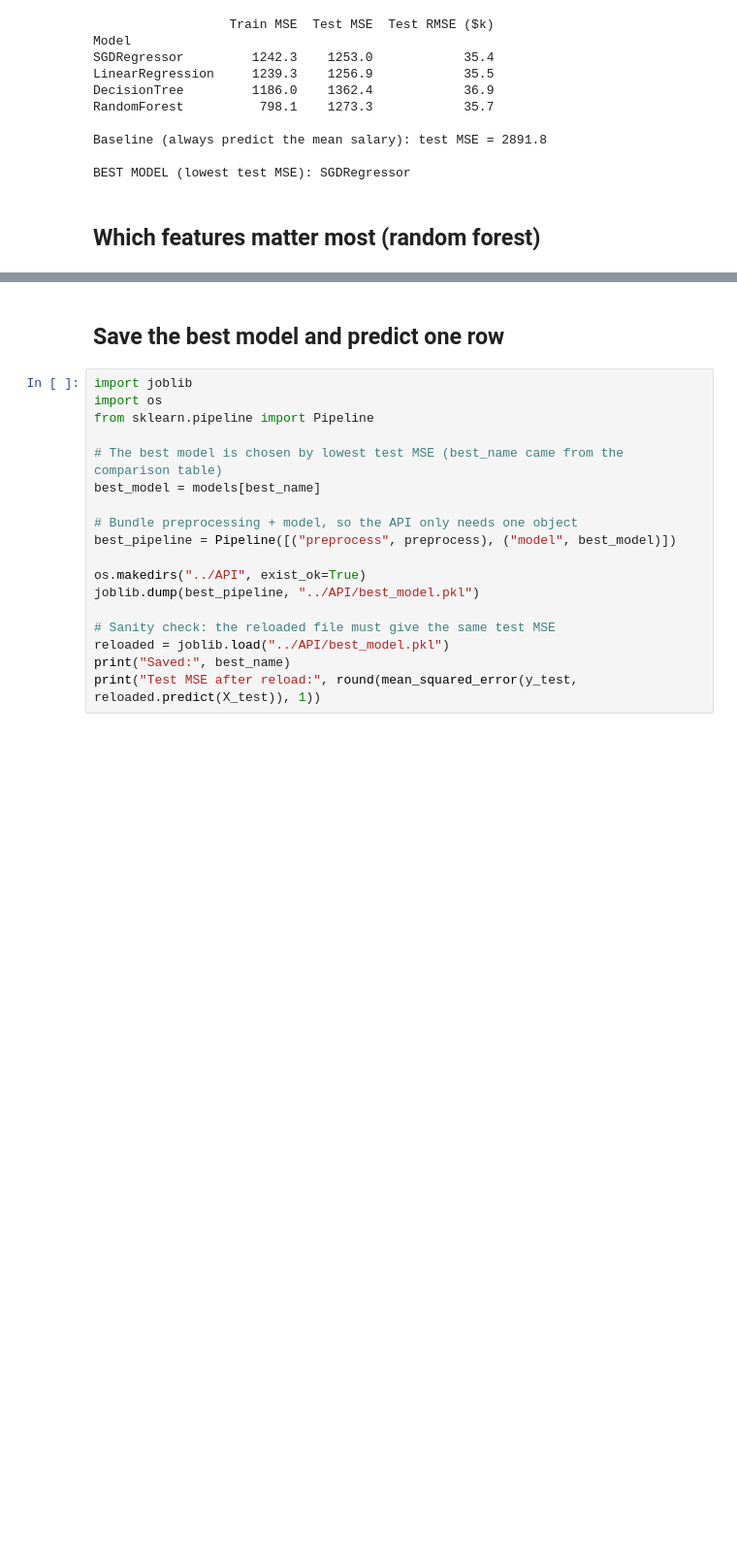
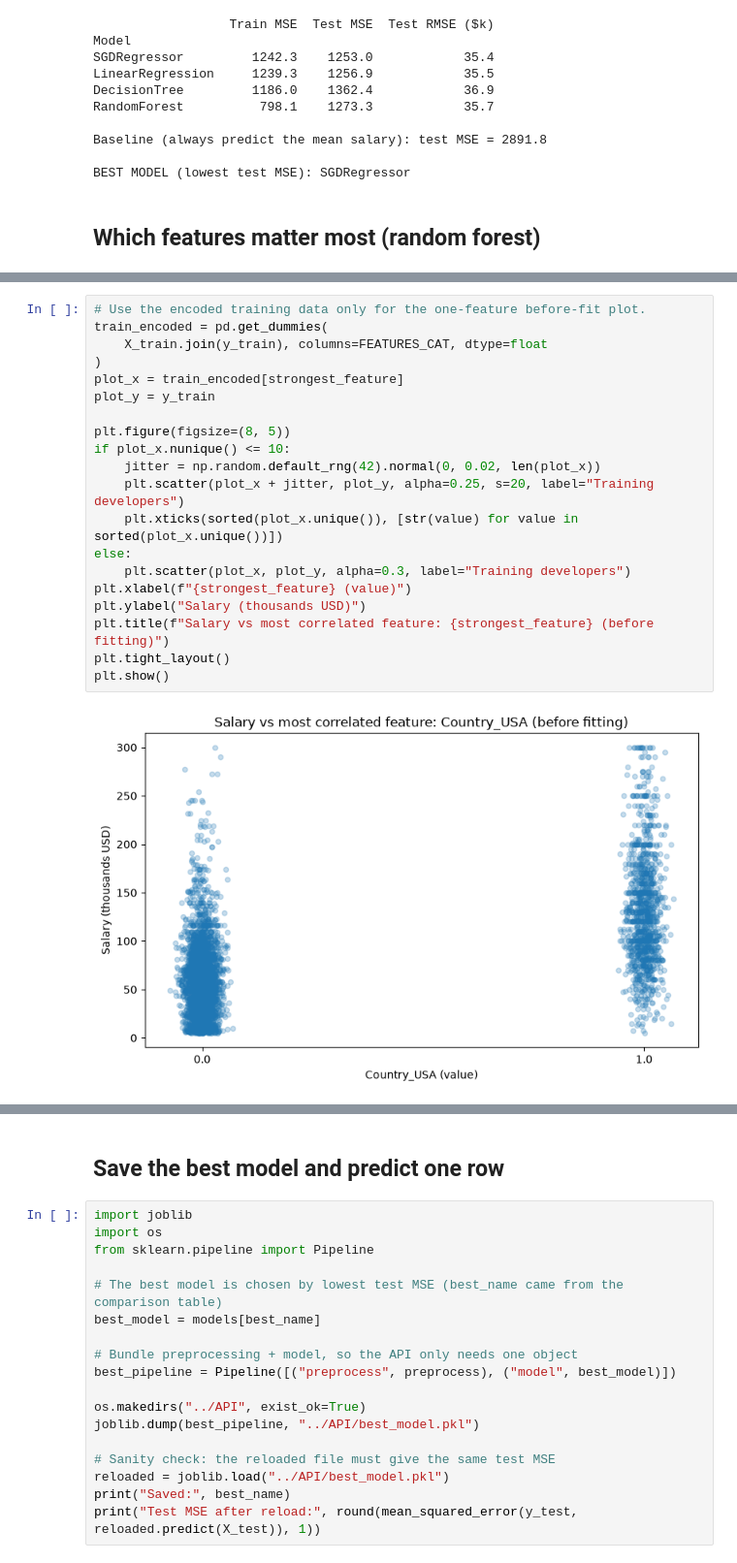
Before and after one commit to Ghislaine-i/linear_regression_model, a Jupyter notebook: summative/linear_regression/multivariate.ipynb, the cells around one changed output, grey strips where cells are left out. Shown at 97% size. Cells and saved outputs as stored; diff of their text form; blank space fills up the shorter version.

```diff
--- a/summative/linear_regression/multivariate.ipynb
+++ b/summative/linear_regression/multivariate.ipynb
@@ -367,0 +437,22 @@ plt.show()
+# %%
+# Use the encoded training data only for the one-feature before-fit plot.
+train_encoded = pd.get_dummies(
+    X_train.join(y_train), columns=FEATURES_CAT, dtype=float
+)
+plot_x = train_encoded[strongest_feature]
+plot_y = y_train
+
+plt.figure(figsize=(8, 5))
+if plot_x.nunique() <= 10:
+    jitter = np.random.default_rng(42).normal(0, 0.02, len(plot_x))
+    plt.scatter(plot_x + jitter, plot_y, alpha=0.25, s=20, label="Training developers")
+    plt.xticks(sorted(plot_x.unique()), [str(value) for value in sorted(plot_x.unique())])
+else:
+    plt.scatter(plot_x, plot_y, alpha=0.3, label="Training developers")
+plt.xlabel(f"{strongest_feature} (value)")
+plt.ylabel("Salary (thousands USD)")
+plt.title(f"Salary vs most correlated feature: {strongest_feature} (before fitting)")
+plt.tight_layout()
+plt.show()
+# %% [output]
+[figure, added]
```
Also changed, not shown: parts of 17 cells of this notebook.
